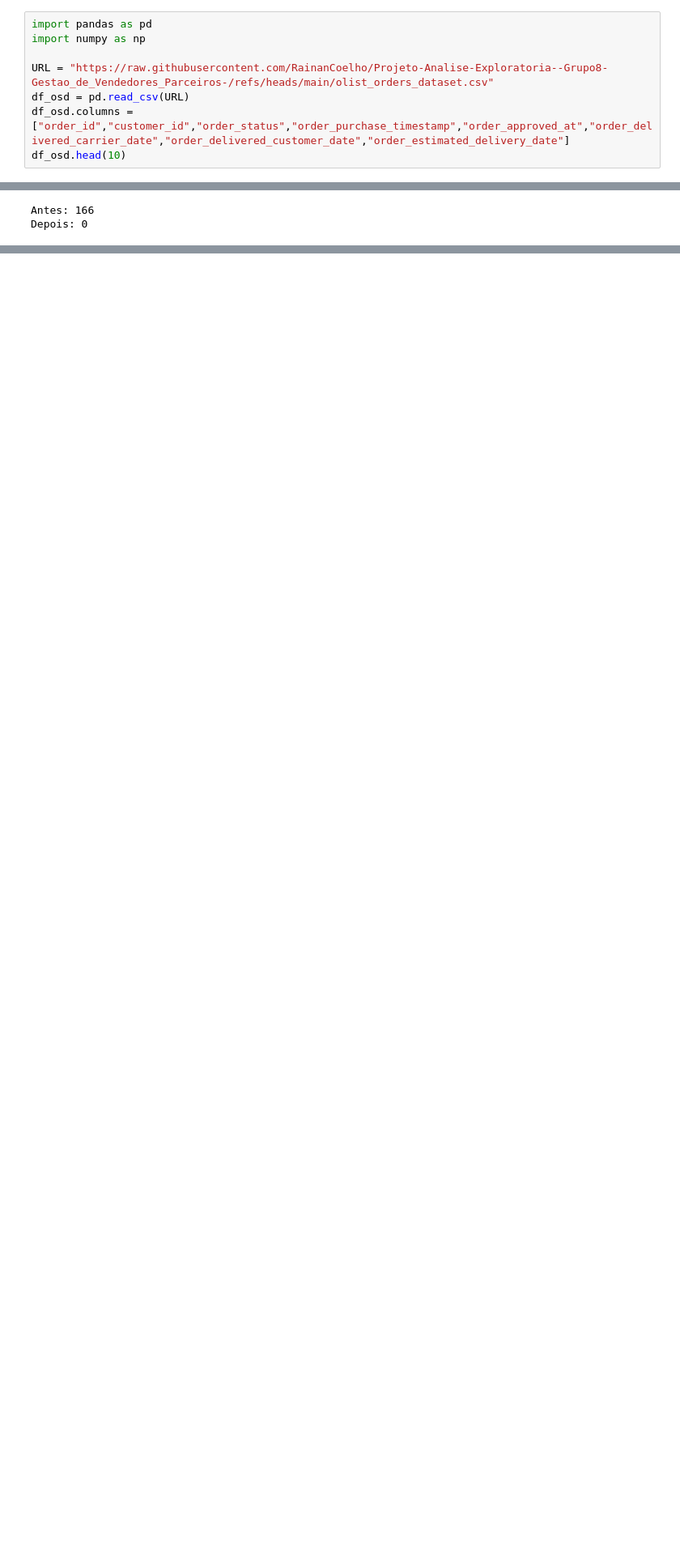
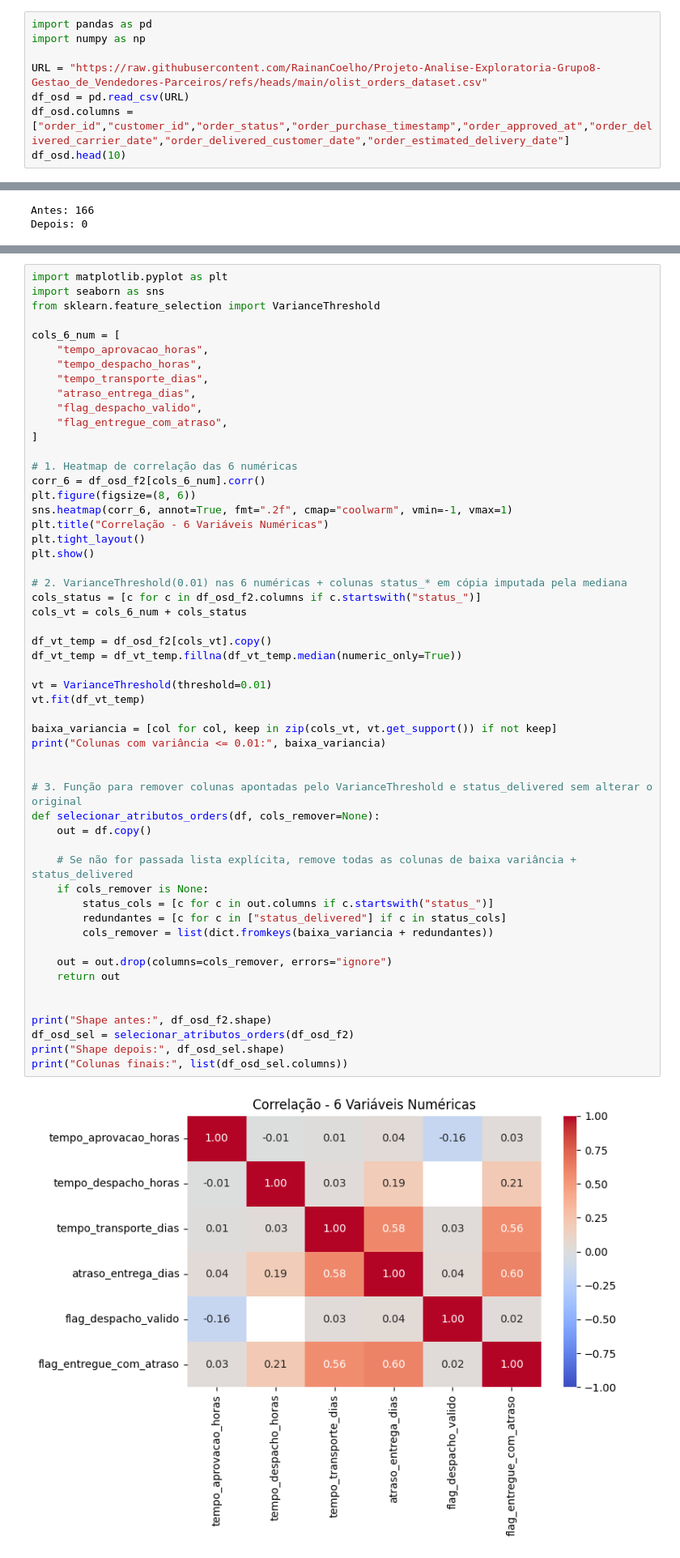
Before and after one commit to RainanCoelho/Projeto-Analise-Exploratoria-Grupo8-Gestao_de_Vendedores-Parceiros, a Jupyter notebook: Dataset_orders_dataset.ipynb, the cells around one changed output, grey strips where cells are left out. Shown at 81% size. Cells and saved outputs as stored; diff of their text form; blank space fills up the shorter version.

Commit message:
Commit dataset orders - Frente 2

```diff
--- a/Dataset_orders_dataset.ipynb
+++ b/Dataset_orders_dataset.ipynb
@@ -8,7 +8,7 @@ PARTE 1: Carga e preparação da Base do dataset escolhido
 import pandas as pd
 import numpy as np
 
-URL = "https://raw.githubusercontent.com/RainanCoelho/Projeto-Analise-Exploratoria--Grupo8-Gestao_de_Vendedores_Parceiros-/refs/heads/main/olist_orders_dataset.csv"
+URL = "https://raw.githubusercontent.com/RainanCoelho/Projeto-Analise-Exploratoria-Grupo8-Gestao_de_Vendedores-Parceiros/refs/heads/main/olist_orders_dataset.csv"
 df_osd = pd.read_csv(URL)
 df_osd.columns = ["order_id","customer_id","order_status","order_purchase_timestamp","order_approved_at","order_delivered_carrier_date","order_delivered_customer_date","order_estimated_delivery_date"]
 df_osd.head(10)
@@ -206,0 +420,56 @@ Depois: 0
+# %%
+import matplotlib.pyplot as plt
+import seaborn as sns
+from sklearn.feature_selection import VarianceThreshold
+
+cols_6_num = [
+    "tempo_aprovacao_horas",
+    "tempo_despacho_horas",
+    "tempo_transporte_dias",
+    "atraso_entrega_dias",
+    "flag_despacho_valido",
+    "flag_entregue_com_atraso",
+]
+
+# 1. Heatmap de correlação das 6 numéricas
+corr_6 = df_osd_f2[cols_6_num].corr()
+plt.figure(figsize=(8, 6))
+sns.heatmap(corr_6, annot=True, fmt=".2f", cmap="coolwarm", vmin=-1, vmax=1)
+plt.title("Correlação - 6 Variáveis Numéricas")
+plt.tight_layout()
+plt.show()
+
+# 2. VarianceThreshold(0.01) nas 6 numéricas + colunas status_* em cópia imputada pela mediana
+cols_status = [c for c in df_osd_f2.columns if c.startswith("status_")]
+cols_vt = cols_6_num + cols_status
+
+df_vt_temp = df_osd_f2[cols_vt].copy()
+df_vt_temp = df_vt_temp.fillna(df_vt_temp.median(numeric_only=True))
+
+vt = VarianceThreshold(threshold=0.01)
+vt.fit(df_vt_temp)
+
+baixa_variancia = [col for col, keep in zip(cols_vt, vt.get_support()) if not keep]
+print("Colunas com variância <= 0.01:", baixa_variancia)
+
+
+# 3. Função para remover colunas apontadas pelo VarianceThreshold e status_delivered sem alterar o original
+def selecionar_atributos_orders(df, cols_remover=None):
+    out = df.copy()
+
+    # Se não for passada lista explícita, remove todas as colunas de baixa variância + status_delivered
+    if cols_remover is None:
+        status_cols = [c for c in out.columns if c.startswith("status_")]
+        redundantes = [c for c in ["status_delivered"] if c in status_cols]
+        cols_remover = list(dict.fromkeys(baixa_variancia + redundantes))
+
+    out = out.drop(columns=cols_remover, errors="ignore")
+    return out
+
+
+print("Shape antes:", df_osd_f2.shape)
+df_osd_sel = selecionar_atributos_orders(df_osd_f2)
+print("Shape depois:", df_osd_sel.shape)
+print("Colunas finais:", list(df_osd_sel.columns))
+# %% [output]
+[figure, added]
```
Also changed, not shown: parts of 13 cells of this notebook.
